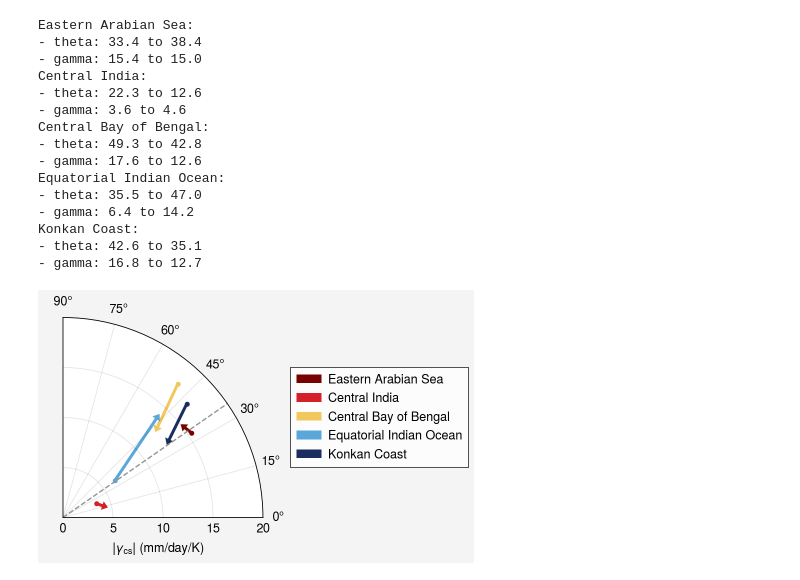
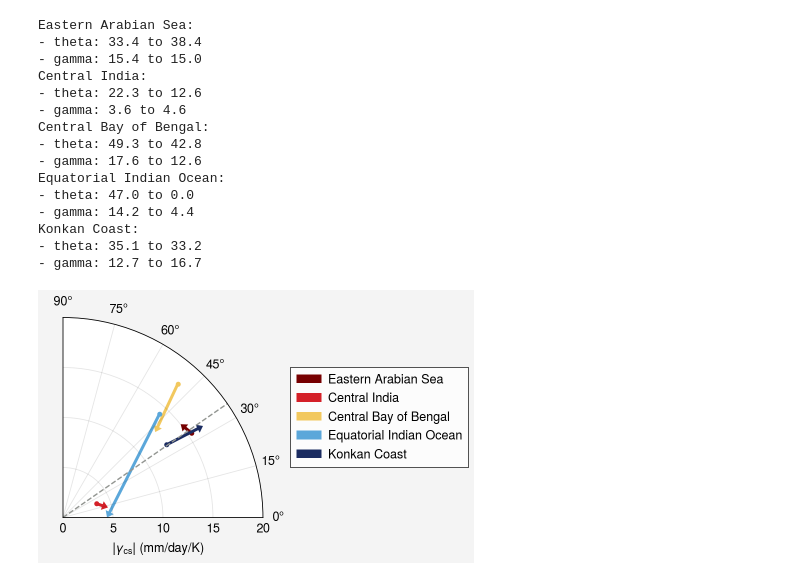
Before and after one commit to savannahferretti/monsoon-pod, a Jupyter notebook: notebooks/fig_3.ipynb, the cells around one changed output. Cells and saved outputs as stored; diff of their text form; code cells hidden in the pictures.

```diff
--- a/notebooks/fig_3.ipynb
+++ b/notebooks/fig_3.ipynb
@@ -15,4 +15,11 @@ COLORS  = {
     'Equatorial Indian Ocean':'#5BA7DA',
     'Konkan Coast':'#1B2C61'}
 SAMPLETHRESH = 50
+# %%
+def open_dataset(filename,filedir=FILEDIR):
+    filepath = f'{filedir}/{filename}'
+    ds = xr.open_dataset(filepath)
+    return ds
+# %%
+stats = open_dataset('binned_stats.nc')
 # %%
@@ -88,41 +90,39 @@ ds = open_dataset('binned_stats.nc')
 # %%
-arrowkwargs = dict(scale_units='xy',angles='xy',scale=1,width=0.015,headlength=2,headaxislength=2)
-bound   = np.deg2rad(34.7)
-rvalues = np.linspace(0,20,100)
-
 fig,ax = pplt.subplots(nrows=1,ncols=1,proj='polar',refheight=2,refwidth=2)
 fig.text(x=0.17,y=0.04,s='|$\mathit{\gamma}_{cs}$| (mm/day/K)')
 ax.plot([bound,bound],[0,rvalues[-1]],color='gray',linestyle='--',linewidth=1)
-for region,color in COLORS.items():
-    jundata = ds.sel(region=region,month=6)
-    juldata = ds.sel(region=region,month=7)
-    thetajun,gammajun = get_thermo_ratio(jundata)
-    thetajul,gammajul = get_thermo_ratio(juldata)
-    print(f'{region}:\n- theta: {np.rad2deg(thetajun):.1f} to {np.rad2deg(thetajul):.1f}\n- gamma: {gammajun:.1f} to {gammajul:.1f}')
-    thetadiff = thetajul-thetajun
-    gammadiff = gammajul-gammajun
-    ax.scatter(thetajun,gammajun,color=color,marker='.')
-    ax.quiver(thetajun,gammajun,thetadiff,gammadiff,color=color,label=region,**arrowkwargs)
+for i,(region,color) in enumerate(COLORS.items()):
+    startmonth = 6 if i<3 else 7
+    endmonth   = 7 if i<3 else 8
+    startstats = stats.sel(region=region,month=startmonth)
+    endstats   = stats.sel(region=region,month=endmonth)
+    starttheta,startgamma = get_thermo_ratio(startstats)
+    endtheta,endgamma = get_thermo_ratio(endstats)
+    print(f'{region}:\n- theta: {np.rad2deg(starttheta):.1f} to {np.rad2deg(endtheta):.1f}\n- gamma: {startgamma:.1f} to {endgamma:.1f}')
+    thetadiff = endtheta-starttheta
+    gammadiff = endgamma-startgamma
+    ax.scatter(starttheta,startgamma,color=color,marker='.')
+    ax.quiver(starttheta,startgamma,thetadiff,gammadiff,color=color,label=region,**arrowkwargs)
 ax.format(thetadir='anticlockwise',thetalines=15,thetalim=(0,90),rlim=(0,20))
 ax.legend(loc='r',ncols=1)
 ax.set_rticks([0,5,10,15,20])
 
 pplt.show()
-# fig.save(f'{SAVEDIR}/fig_3.png',dpi=600)
+fig.save(f'{SAVEDIR}/fig_3.png',dpi=600)
 # %% [output]
 Eastern Arabian Sea:
 - theta: 33.4 to 38.4
 - gamma: 15.4 to 15.0
 Central India:
 - theta: 22.3 to 12.6
 - gamma: 3.6 to 4.6
 Central Bay of Bengal:
 - theta: 49.3 to 42.8
 - gamma: 17.6 to 12.6
 Equatorial Indian Ocean:
-- theta: 35.5 to 47.0
-- gamma: 6.4 to 14.2
+- theta: 47.0 to 0.0
+- gamma: 14.2 to 4.4
 Konkan Coast:
-- theta: 42.6 to 35.1
-- gamma: 16.8 to 12.7
+- theta: 35.1 to 33.2
+- gamma: 12.7 to 16.7
-[figure, old version]
+[figure, new version]
```
Also changed, not shown: parts of 3 cells of this notebook, 3 other files.
